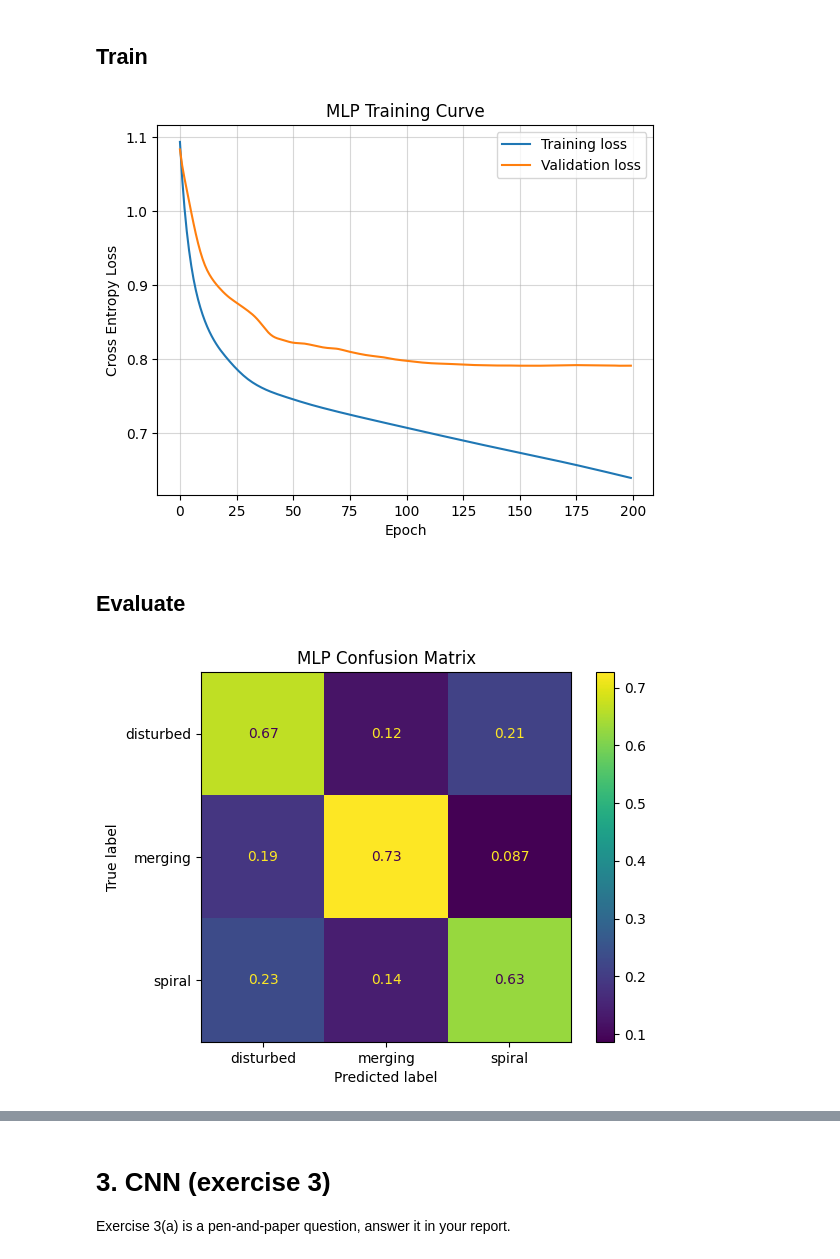
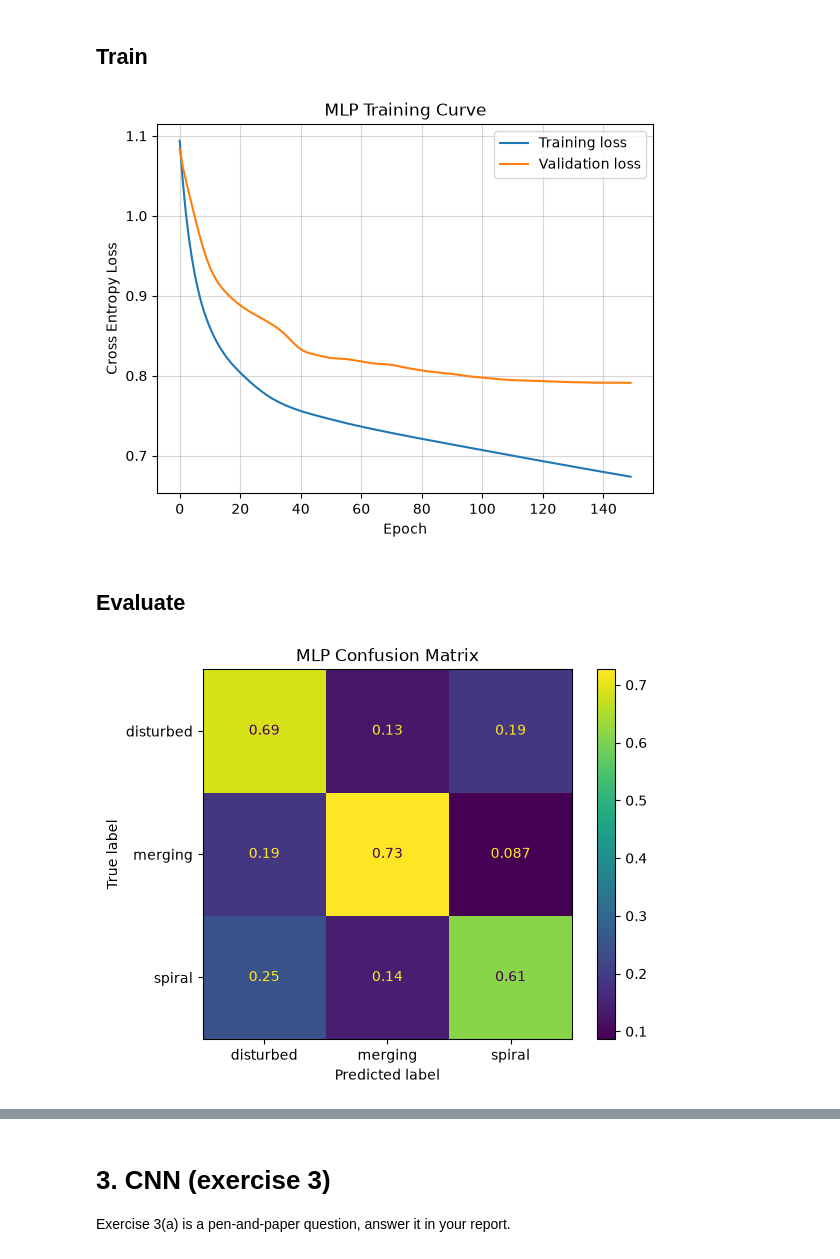
Before and after one commit to luk0-00/MLIP-26, a Jupyter notebook: HW_2/Assignment_2.ipynb, the cells around one changed output, grey strips where cells are left out. Drawn from its saved outputs; the diff is of its cells as text; code cells hidden in the pictures.

Commit message:
Assignment 2: features, K-means, MLP and CNN
Co-Authored-By: Claude Opus 5.5 <noreply@anthropic.com>

```diff
--- a/HW_2/Assignment_2.ipynb
+++ b/HW_2/Assignment_2.ipynb
@@ -253,16 +254,16 @@ def extract_features(X):
         radius = np.sqrt((g * ((yy - cy)**2 + (xx - cx)**2)).sum() / tot)
 
         # Ellipticity
-        #Iyy = (g * (yy - cy)**2).sum() / tot
-        #Ixx = (g * (xx - cx)**2).sum() / tot
-        #Ixy = (g * (yy - cy) * (xx - cx)).sum() / tot
-        #evals = np.linalg.eigvalsh([[Ixx, Ixy], [Ixy, Iyy]])
-        #ellipticity = 1 - np.sqrt(evals[0] / (evals[1] + 1e-8))   # 0 = round, 1 = line
+        Iyy = (g * (yy - cy)**2).sum() / tot
+        Ixx = (g * (xx - cx)**2).sum() / tot
+        Ixy = (g * (yy - cy) * (xx - cx)).sum() / tot
+        evals = np.linalg.eigvalsh([[Ixx, Ixy], [Ixy, Iyy]])
+        ellipticity = 1 - np.sqrt(evals[0] / (evals[1] + 1e-8))   # 0 = round, 1 = line
 
-        feats.append([edge_density, asymmetry, color_ratio, concentration, radius])#, ellipticity])  # TODO: add your own features to this list
+        feats.append([edge_density, asymmetry, color_ratio, concentration, radius, ellipticity])  # TODO: add your own features to this list
     return np.array(feats)
 
-featlabels = np.array(['edge_density', 'asymmetry', 'color_ratio', 'concentration', 'radius'])#, 'ellipticity'])
+featlabels = np.array(['edge_density', 'asymmetry', 'color_ratio', 'concentration', 'radius', 'ellipticity'])
 
 print("Extracting features...")
 X_train_feats = extract_features(X_train)
@@ -280,6 +293,9 @@ Extracting features...
 print(featlabels)
 usefulness = np.array([X_train_feats[y_train == i].mean(0) for i in range(3)])
 print(usefulness)
-uselessness=abs(usefulness).argmin(axis=1)
-print("Most useless feature:", featlabels[uselessness]) #shows the least significant feature
+spread = usefulness.max(axis=0) - usefulness.min(axis=0)
+print("Spread of class means (in std units):")
+for i in spread.argsort()[::-1]:          # largest spread first
+    print(f"  {featlabels[i]:<15} {spread[i]:.2f}")
+print(f"\nLeast useful feature: {featlabels[spread.argmin()]}")
 # %% [output]
@@ -307,0 +324,11 @@ The rows are disturbed, merging, spiral (alphabetical order of the class folders
+# %%
+if len(featlabels) > 5:
+    worst = spread.argmin()
+    print(f"Dropping: {featlabels[worst]}")
+
+    X_train_feats = np.delete(X_train_feats, worst, axis=1)   # axis=1 → remove a column (a feature)
+    X_val_feats   = np.delete(X_val_feats,   worst, axis=1)
+    X_test_feats  = np.delete(X_test_feats,  worst, axis=1)
+    featlabels    = np.delete(featlabels,    worst)
+
+    print("Remaining features:", ", ".join(featlabels))
@@ -308,13 +338,14 @@ The rows are disturbed, merging, spiral (alphabetical order of the class folders
 # %% [markdown]
 # 1. Unsupervised K-means Clustering (exercise 1b–c)
 # %%
-kmeans10 = KMeans(n_clusters=3, random_state=42, n_init=100)
+# TODO: fit the KMeans model to the training features X_train_feats using fit()
+kmeans10 = KMeans(n_clusters=3, random_state=42, n_init=10)
 kmeans10.fit(X_train_feats)
-kmeans = KMeans(n_clusters=3, random_state=42, n_init=58)
+kmeans = KMeans(n_clusters=3, random_state=42, n_init=1)
 kmeans.fit(X_train_feats)
 
 
-print(np.where(kmeans.labels_ != kmeans10.labels_))
+from sklearn.metrics import adjusted_rand_score
 
-# TODO: fit the KMeans model to the training features X_train_feats using fit()
+adjusted_rand_score(kmeans10.labels_,kmeans.labels_)
 # %% [output]
@@ -409,10 +435,10 @@ y_val_t   = torch.tensor(y_val).long()
 ## Train
 # %%
 torch.manual_seed(42) #set_seed()
-mlp = MLP(in_features=X_train_feats.shape[1], hidden_features=[512, 32], out_features=3)  # TODO: set the number of output classes
+mlp = MLP(in_features=X_train_feats.shape[1], hidden_features=[ 512, 32], out_features=3)  # TODO: set the number of output classes
 optimizer = torch.optim.Adam(mlp.parameters(), lr=1e-3)# TODO: define an Adam optimizer
 criterion = nn.CrossEntropyLoss() # TODO: define the loss function (nn.CrossEntropyLoss)
-n_epochs = 200
+n_epochs = 150
 
 # Training loop
 train_losses, val_losses = [], []
@@ -425,34 +451,34 @@ for epoch in tqdm(range(n_epochs)):  # TODO: choose a suitable number of epochs
     loss = criterion(out, y_train_t)  # TODO: calculate the loss using criterion(out, y_train_t)
 
     # TODO: perform a backward pass and update the weights
     # Zero gradients, perform a backward pass, and update the weights.
     #optimizer.zero_grad() # prevents gradient stacking
     loss.backward()
     optimizer.step()
 
     mlp.eval()
     with torch.no_grad():
         val_out = mlp(X_val_t)  # TODO: forward pass on the validation set X_val_t
         val_loss = criterion(val_out, y_val_t)  # TODO: calculate the validation loss
 
     # TODO: store the training and validation losses in train_losses and val_losses
     train_losses.append(loss.detach().numpy())
     val_losses.append(val_loss.detach().numpy())
 
 
 # TODO: make a plot with two curves: training and validation loss. Don't forget
 # the legend. Suggested title "MLP Training Curve"
 plt.figure()
 plt.plot(range(n_epochs), train_losses, label = "Training loss")
 plt.plot(range(n_epochs), val_losses, label = "Validation loss")
 plt.xlabel("Epoch")
 plt.ylabel("Cross Entropy Loss")
 plt.legend()
 plt.title("MLP Training Curve")
 plt.grid(alpha=0.5)
 plt.show()
 # %% [output]
-[figure, old version]
+[figure, new version]
 # %% [markdown]
 ## Evaluate
 # %%
@@ -468,7 +494,7 @@ ConfusionMatrixDisplay(cm_mlp, display_labels=train_data.class_names).plot()
 plt.title("MLP Confusion Matrix")
 plt.show()
 # %% [output]
-[figure, old version]
+[figure, new version]
 # %%
 # Exercise 2c: t-SNE of the output of the final layer of the MLP for every test point
 mlp.eval()
```
Also changed, not shown: parts of 23 cells of this notebook.
